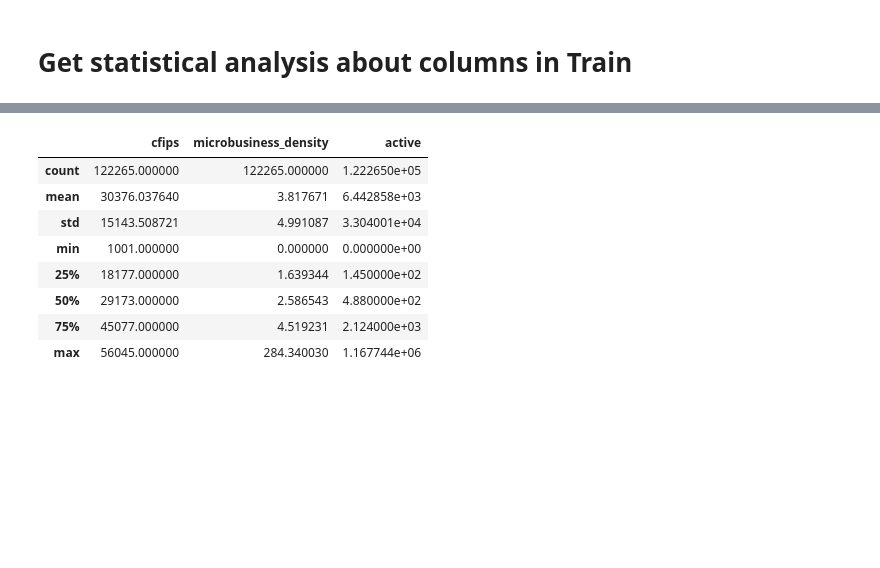
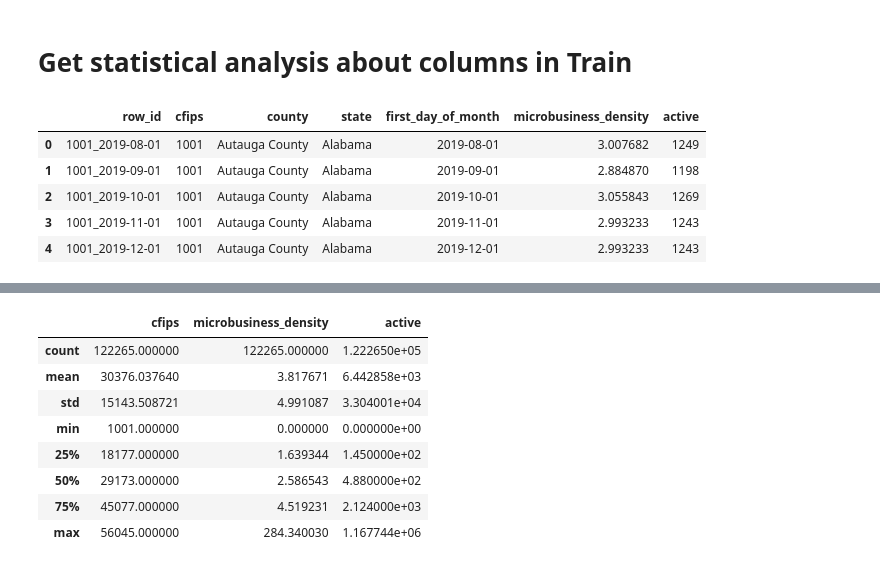
Before and after one commit to kartikeysinha/goDaddy-MicroBusiness_Kaggle, a Jupyter notebook: eda.ipynb, the cells around one changed output, grey strips where cells are left out. Saved outputs shown, nothing was run; the diff lists cells and outputs as text; code cells hidden in the pictures; blank space fills up the shorter version.

```diff
--- a/eda.ipynb
+++ b/eda.ipynb
@@ -10,3 +10,12 @@ df_test = pd.read_csv('data_raw/godaddy-microbusiness-density-forecasting/test.c
 df_census = pd.read_csv('data_raw/godaddy-microbusiness-density-forecasting/census_starter.csv')
 # %% [markdown]
 # Get statistical analysis about columns in Train
+# %%
+df.head()
+# %% [output]
+|  | row_id | cfips | county | state | first_day_of_month | microbusiness_density | active |
+| 0 | 1001_2019-08-01 | 1001 | Autauga County | Alabama | 2019-08-01 | 3.007682 | 1249 |
+| 1 | 1001_2019-09-01 | 1001 | Autauga County | Alabama | 2019-09-01 | 2.884870 | 1198 |
+| 2 | 1001_2019-10-01 | 1001 | Autauga County | Alabama | 2019-10-01 | 3.055843 | 1269 |
+| 3 | 1001_2019-11-01 | 1001 | Autauga County | Alabama | 2019-11-01 | 2.993233 | 1243 |
+| 4 | 1001_2019-12-01 | 1001 | Autauga County | Alabama | 2019-12-01 | 2.993233 | 1243 |
```
Also changed, not shown: parts of 3 cells of this notebook.
